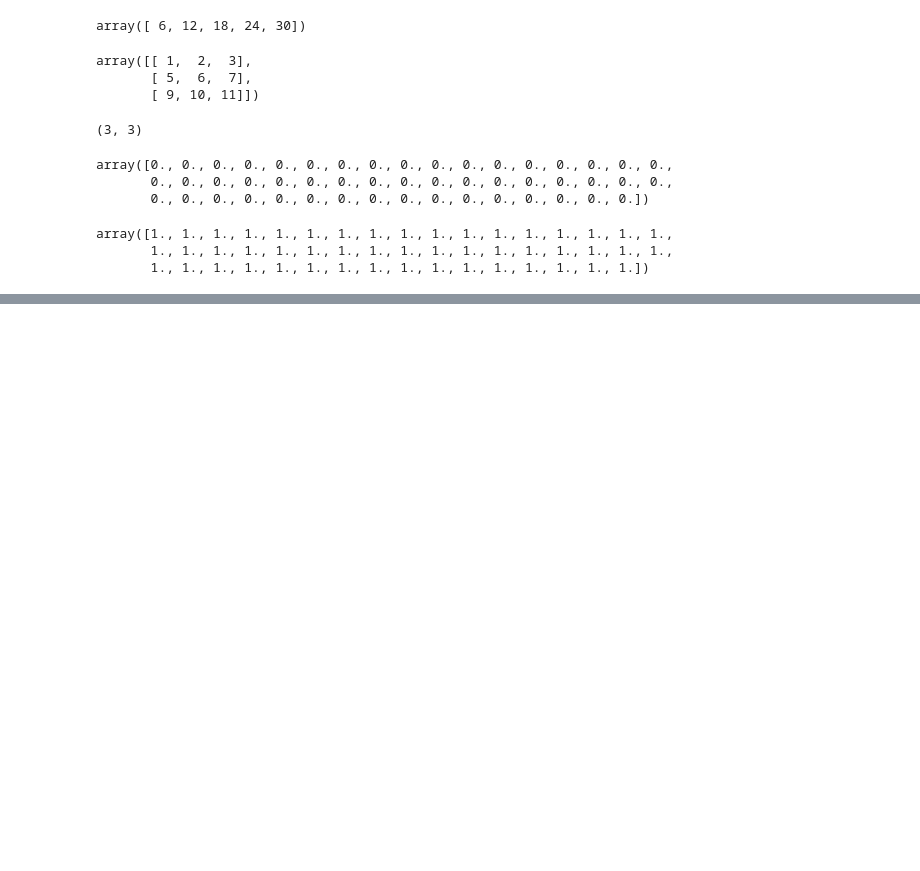
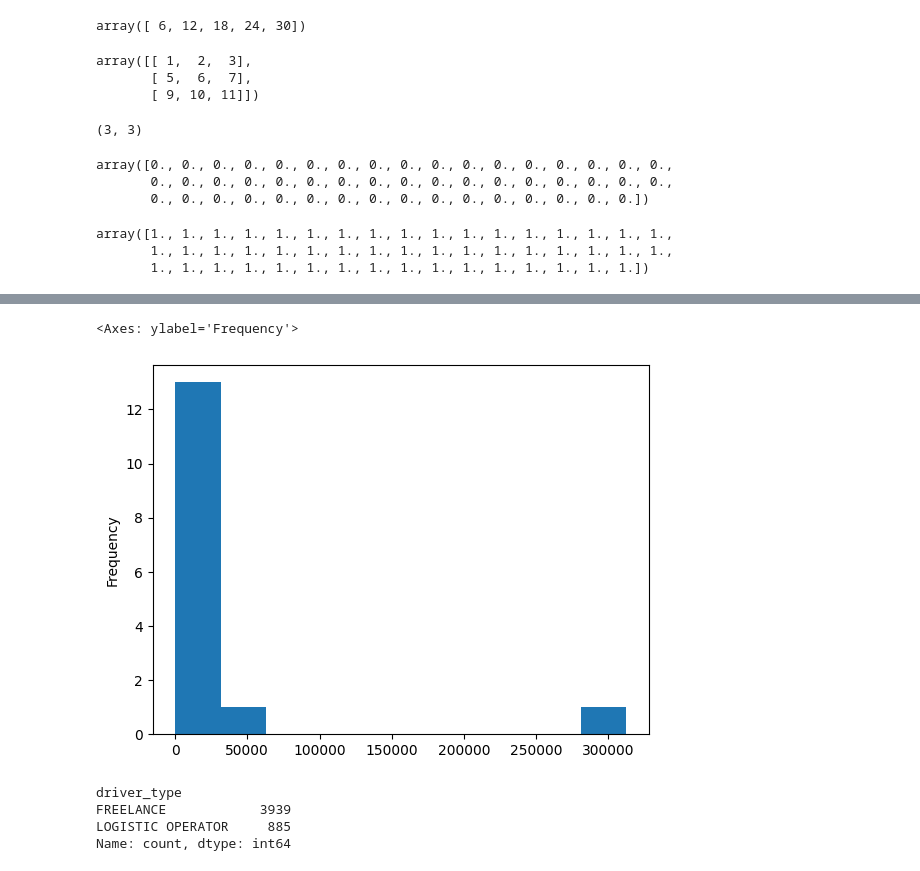
Before and after one commit to AnaCristina1972/aranoua, a Jupyter notebook: Introdução ML/aula_01.ipynb, the cells around one changed output, grey strips where cells are left out. Saved outputs shown, nothing was run; the diff lists cells and outputs as text; code cells hidden in the pictures; blank space fills up the shorter version.

```diff
--- a/Introdução ML/aula_01.ipynb
+++ b/Introdução ML/aula_01.ipynb
@@ -78,0 +223,3 @@ array([1., 1., 1., 1., 1., 1., 1., 1., 1., 1., 1., 1., 1., 1., 1., 1., 1.,
+# %%
+df_pay_hist=df_pay.payment_method.value_counts()
+df_pay_hist
@@ -78,0 +244,13 @@ array([1., 1., 1., 1., 1., 1., 1., 1., 1., 1., 1., 1., 1., 1., 1., 1., 1.,
+# %%
+df_pay_hist.plot.hist()
+# %% [output]
+<Axes: ylabel='Frequency'>
+[figure, added]
+# %%
+df_driv_hist=df_driv.driver_type.value_counts()
+df_driv_hist
+# %% [output]
+driver_type
+FREELANCE            3939
+LOGISTIC OPERATOR     885
+Name: count, dtype: int64
```
Also changed, not shown: parts of 41 cells of this notebook.
